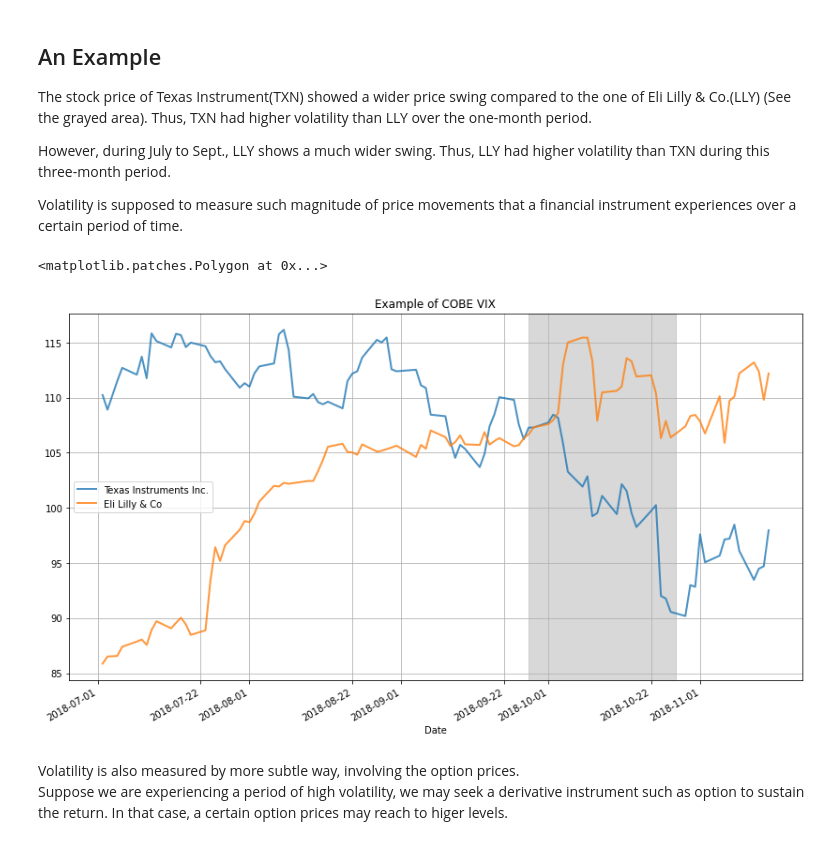
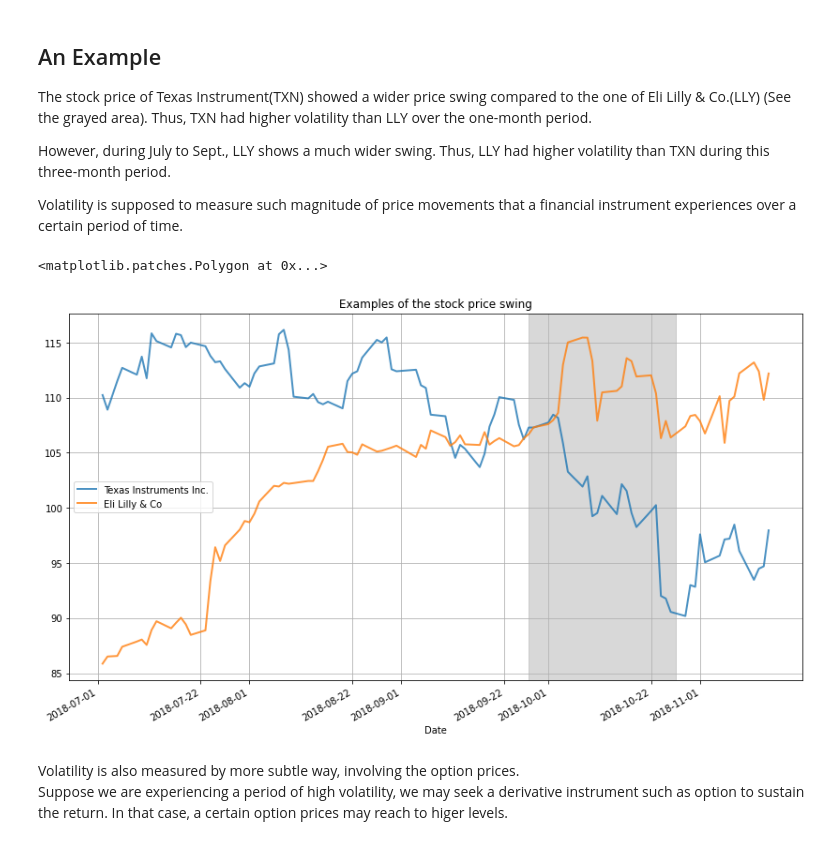
Before and after one commit to kimdesok/3D-Mnist-3D-Convolution-3D-CNN, a Jupyter notebook: VolatilityIndex.ipynb, the cells around one changed output. Drawn from its saved outputs; the diff is of its cells as text; code cells hidden in the pictures.

```diff
--- a/VolatilityIndex.ipynb
+++ b/VolatilityIndex.ipynb
@@ -29,19 +29,19 @@ Volatility is supposed to measure such magnitude of price movements that a finan
 # %%
 import FinanceDataReader as fdr
 import pandas as pd
 
 codes=[['Texas Instruments Inc.', 'TXN'], ['Eli Lilly & Co', 'LLY']]
 df_list = [fdr.DataReader(code,'2018-07-01', '2018-11-15')['Close'] for name, code in codes]
 
 df = pd.concat(df_list, axis=1)
 df.columns = [name for name, code in codes]
 df.head(10)
 
-ax = df.plot(lw=2, alpha=0.8, title='Example of COBE VIX')
+ax = df.plot(lw=2, alpha=0.8, title='Examples of the stock price swing')
 ax.axvspan('2018-09-27', '2018-10-27', alpha=0.3, color='gray')
 # %% [output]
 <matplotlib.patches.Polygon at 0x...>
-[figure, old version]
+[figure, new version]
 # %% [markdown]
 Volatility is also measured by more subtle way, involving the option prices.
 Suppose we are experiencing a period of high volatility, we may seek a derivative instrument such as option to sustain the return.  In that case, a certain option prices may reach to higer levels.
```
Also changed, not shown: parts of 28 cells of this notebook.
